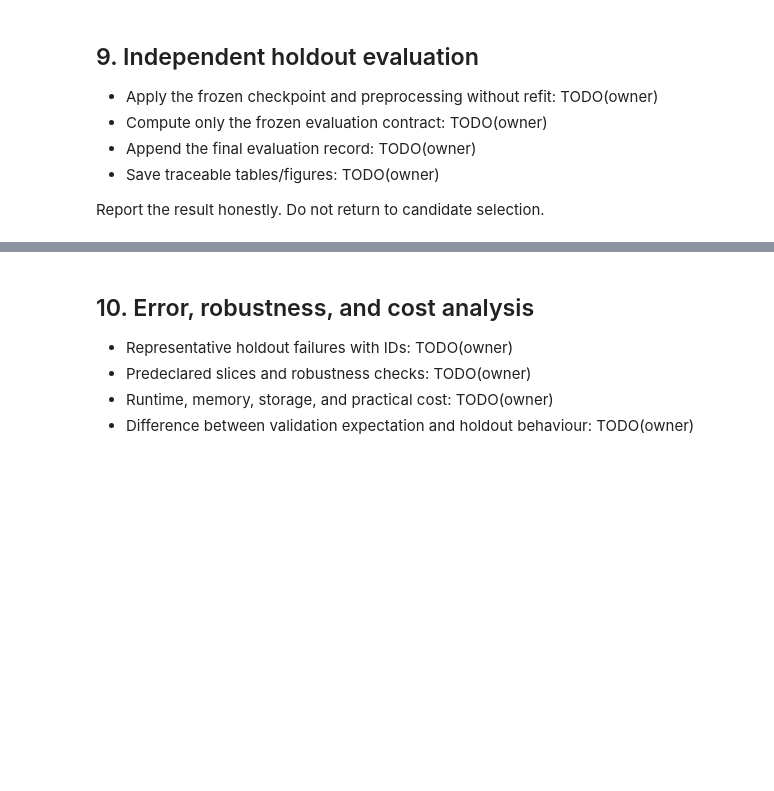
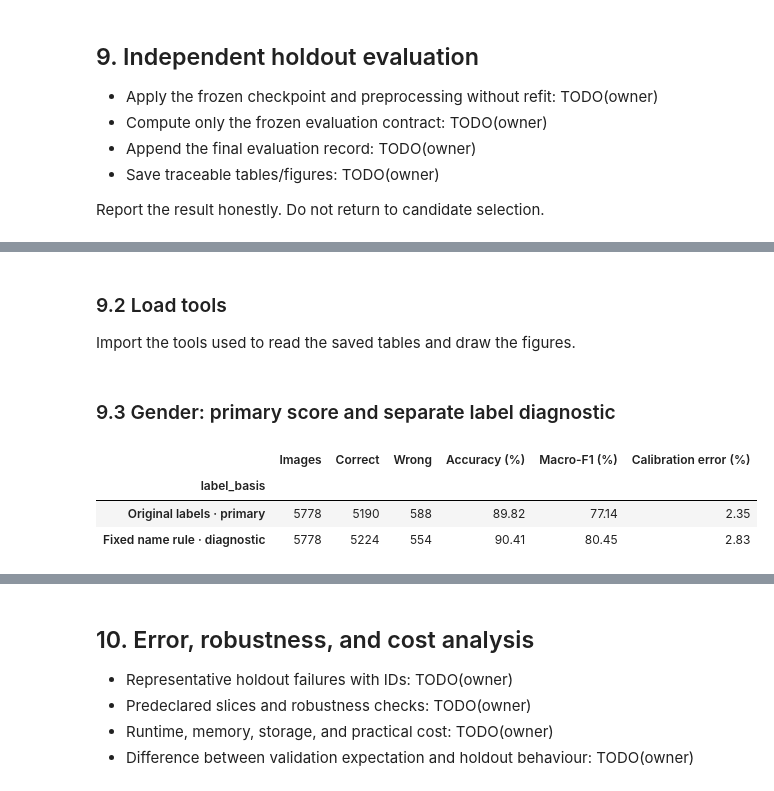
Before and after one commit to TrnLin/MLA2, a Jupyter notebook: notebooks/06_final_evaluation.ipynb, the cells around one changed output, grey strips where cells are left out. Cells and saved outputs as stored; diff of their text form; code cells hidden in the pictures; blank space fills up the shorter version.

```diff
--- a/notebooks/06_final_evaluation.ipynb
+++ b/notebooks/06_final_evaluation.ipynb
@@ -78,0 +104,4 @@ Report the result honestly. Do not return to candidate selection.
+# %% [markdown]
+### 9.2 Load tools
+
+Import the tools used to read the saved tables and draw the figures.
@@ -78,0 +115,35 @@ Report the result honestly. Do not return to candidate selection.
+# %% [markdown]
+### 9.3 Gender: primary score and separate label diagnostic
+# %%
+EVAL_ROOT = next(
+    p for p in [Path.cwd().resolve(), *Path.cwd().resolve().parents] if (p / "src/fashion").is_dir()
+)
+gender_holdout = pd.read_csv(
+    EVAL_ROOT / "reports/task3/main_report_20260906/holdout_summary.csv", keep_default_na=False
+)
+
+gender_table = gender_holdout.set_index("label_basis")[
+    ["images", "correct", "incorrect", "accuracy", "macro_f1", "ece_15"]
+].copy()
+gender_table[["accuracy", "macro_f1", "ece_15"]] *= 100
+display(
+    gender_table.rename(
+        index={
+            "primary": "Original labels · primary",
+            "fixed_name_rule_diagnostic": "Fixed name rule · diagnostic",
+        },
+        columns={
+            "images": "Images",
+            "correct": "Correct",
+            "incorrect": "Wrong",
+            "accuracy": "Accuracy (%)",
+            "macro_f1": "Macro-F1 (%)",
+            "ece_15": "Calibration error (%)",
+        },
+    ).round(2)
+)
+# %% [output]
+|  | Images | Correct | Wrong | Accuracy (%) | Macro-F1 (%) | Calibration error (%) |
+| label_basis |  |  |  |  |  |  |
+| Original labels · primary | 5778 | 5190 | 588 | 89.82 | 77.14 | 2.35 |
+| Fixed name rule · diagnostic | 5778 | 5224 | 554 | 90.41 | 80.45 | 2.83 |
```
Also changed, not shown: parts of 14 cells of this notebook.
